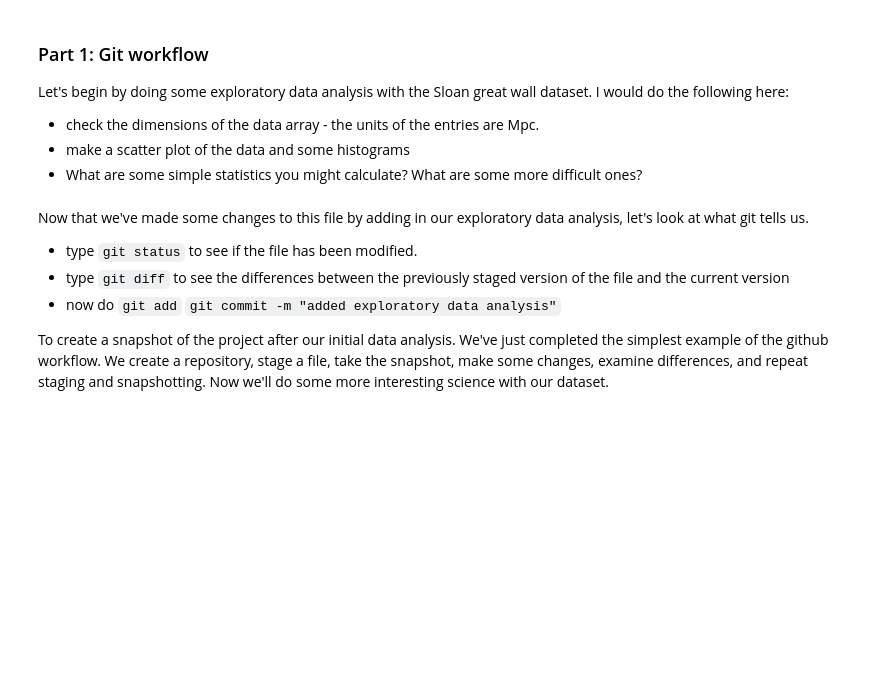
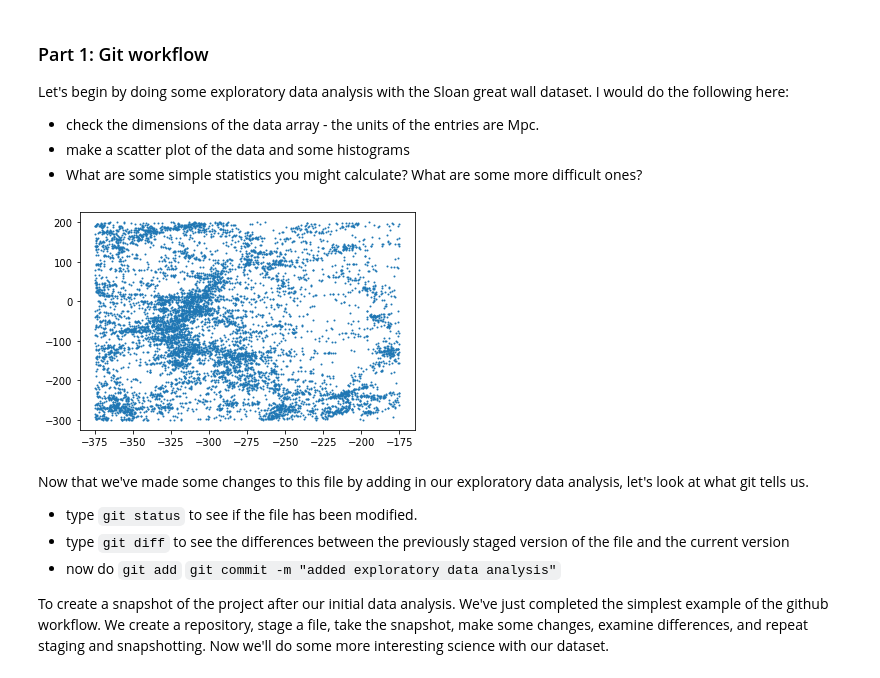
Before and after one commit to MaryumSayeed/session15_git, a Jupyter notebook: DSFP_intro_2_git.ipynb, the cells around one changed output. Cells and saved outputs as stored; diff of their text form; code cells hidden in the pictures; blank space fills up the shorter version.

```diff
--- a/DSFP_intro_2_git.ipynb
+++ b/DSFP_intro_2_git.ipynb
@@ -46,6 +46,13 @@ Let's begin by doing some exploratory data analysis with the Sloan great wall da
 * What are some simple statistics you might calculate? What are some more difficult ones?
 # %%
 # exploratory data analysis goes here
+X.shape
+plt.scatter(X[:,0],X[:,1],s=1)
+plt.show()
+# simple stats: mean, median, stdev
+# difficult: density?
+# %% [output]
+[figure, added]
 # %% [markdown]
 Now that we've made some changes to this file by adding in our exploratory data analysis, let's look at what git tells us.
 
```
